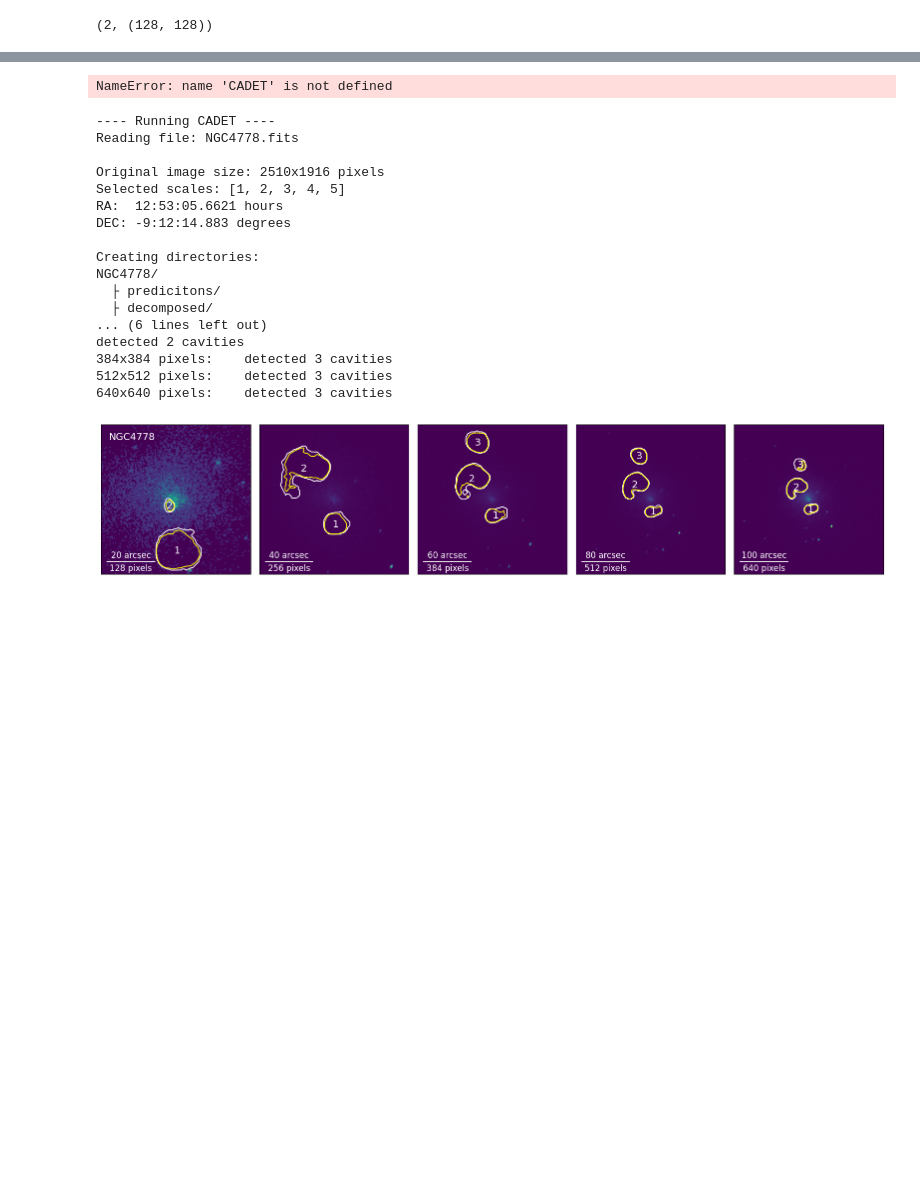
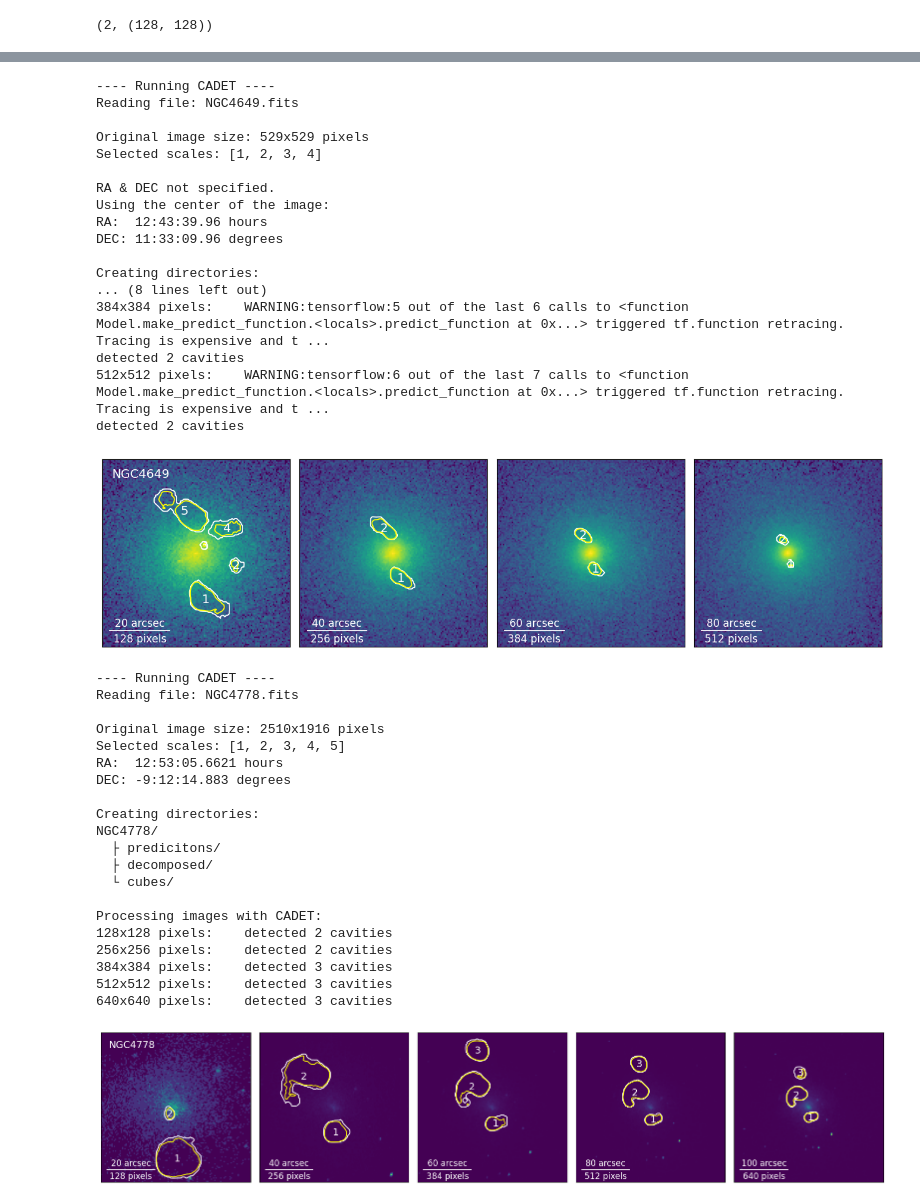
Before and after one commit to tomasplsek/CADET, a Jupyter notebook: example/CADET.ipynb, the cells around one changed output, grey strips where cells are left out. Cells and saved outputs as stored; diff of their text form; code cells hidden in the pictures; blank space fills up the shorter version.

```diff
--- a/example/CADET.ipynb
+++ b/example/CADET.ipynb
@@ -174,9 +216,26 @@ Skipping registering GPU devices...
 # %%
-CADET("NGC4649.fits", scales=[1,2,3,4], th1=0.4, th2=0.8)
+CADET("NGC4649.fits", scales=[1,2,3,4], th1=0.4, th2=0.6)
 # %% [output]
-NameError: name 'CADET' is not defined
+---- Running CADET ----
+Reading file: NGC4649.fits
+
+Original image size: 529x529 pixels
+Selected scales: [1, 2, 3, 4]
+
+RA & DEC not specified.
+Using the center of the image:
+RA:  12:43:39.96 hours
+DEC: 11:33:09.96 degrees
+
+Creating directories:
+... (8 lines left out)
+384x384 pixels:    WARNING:tensorflow:5 out of the last 6 calls to <function Model.make_predict_function.<locals>.predict_function at 0x...> triggered tf.function retracing. Tracing is expensive and t ...
+detected 2 cavities
+512x512 pixels:    WARNING:tensorflow:6 out of the last 7 calls to <function Model.make_predict_function.<locals>.predict_function at 0x...> triggered tf.function retracing. Tracing is expensive and t ...
+detected 2 cavities
+[figure, added]
 # %%
-CADET("NGC4778.fits", scales=[1,2,3,4,5], th1=0.4, th2=0.7, ra="12:53:05.6621", dec="-9:12:14.883")
+CADET("NGC4778.fits", scales=[1,2,3,4,5], ra="12:53:05.6621", dec="-9:12:14.883", th1=0.4, th2=0.7)
 # %% [output]
 ---- Running CADET ----
 Reading file: NGC4778.fits
@@ -190,8 +249,11 @@ Creating directories:
 NGC4778/
   ├ predicitons/
   ├ decomposed/
-... (6 lines left out)
-detected 2 cavities
+  └ cubes/
+
+Processing images with CADET:
+128x128 pixels:    detected 2 cavities
+256x256 pixels:    detected 2 cavities
 384x384 pixels:    detected 3 cavities
 512x512 pixels:    detected 3 cavities
 640x640 pixels:    detected 3 cavities
```
Also changed, not shown: parts of 23 cells of this notebook, 59 other files.
